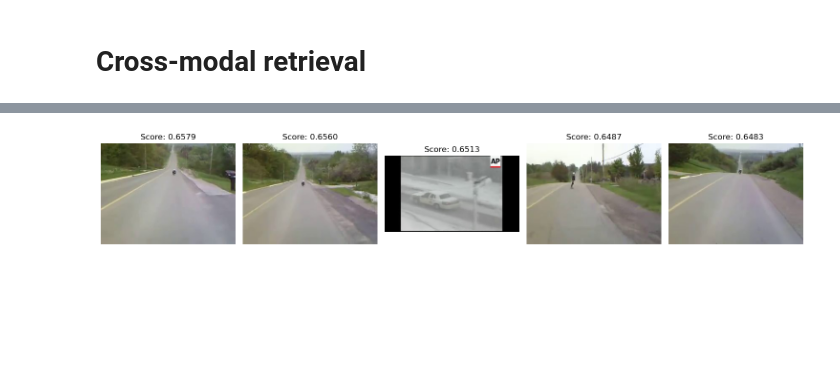
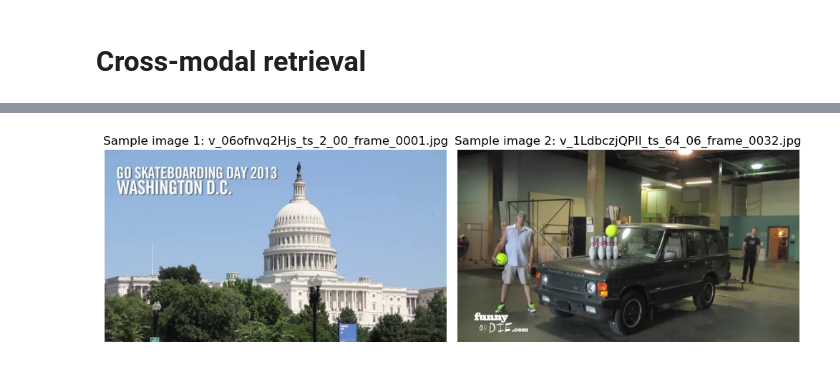
Before and after one commit to NoxGhost/MPDW, a Jupyter notebook: VideoDialog/Phase2.ipynb, the cells around one changed output, grey strips where cells are left out. Saved outputs shown, nothing was run; the diff lists cells and outputs as text; code cells hidden in the pictures; blank space fills up the shorter version.

```diff
--- a/VideoDialog/Phase2.ipynb
+++ b/VideoDialog/Phase2.ipynb
@@ -947,7 +956,7 @@ CLIP_MODEL_NAME = "openai/clip-vit-base-patch32"
 FRAMES_BASE_DIR = "extracted_frames"
 
 # Number of results to return
-TOP_K = 5
+TOP_K = 4
 
 # --- Setup ---
 def setup_opensearch_client():
@@ -959,10 +968,6 @@ def setup_opensearch_client():
         verify_certs=VERIFY_CERTS,
         ssl_show_warn=False
     )
-    # Check connection
-    health = client.cluster.health()
-    print(f"Connected to OpenSearch cluster: {health['cluster_name']}")
-    print(f"Cluster health: {health['status']}")
     return client
 
 def setup_clip_model():
@@ -1089,10 +1094,8 @@ def text_to_image_search(client, text_query, top_k=5):
     """Search for images matching a text description."""
     processor, model, device = setup_clip_model()
 
-    print(f"Generating embedding for text query: '{text_query}'")
     query_embedding = get_text_embedding(text_query, processor, model, device)
 
-    print(f"Searching for top {top_k} images matching: '{text_query}'")
     query_body = {
         "size": top_k,
         "query": {
@@ -1135,10 +1138,8 @@ def image_to_image_search(client, image_path, top_k=5):
     """Search for images similar to the given image."""
     processor, model, device = setup_clip_model()
 
-    print(f"Generating embedding for query image: '{image_path}'")
     query_embedding = get_image_embedding(image_path, processor, model, device)
 
-    print(f"Searching for top {top_k} images similar to the provided image...")
     query_body = {
         "size": top_k,
         "query": {
@@ -1185,7 +1186,6 @@ def multi_image_search(client, image_paths, weights=None, top_k=5):
     embeddings = []
     for path in image_paths:
         if os.path.exists(path):
-            print(f"Generating embedding for image: {path}")
             emb = get_image_embedding(path, processor, model, device)
             embeddings.append(emb)
         else:
@@ -1194,7 +1194,6 @@ def multi_image_search(client, image_paths, weights=None, top_k=5):
     # Combine embeddings
     combined_embedding = combine_embeddings(embeddings, weights)
 
-    print(f"Searching with combined embedding from {len(embeddings)} images...")
     query_body = {
         "size": top_k,
         "query": {
@@ -1238,18 +1237,15 @@ def text_and_image_search(client, text_query, image_path, text_weight=0.5, top_k
     processor, model, device = setup_clip_model()
 
     # Generate text embedding
-    print(f"Generating embedding for text: '{text_query}'")
     text_embedding = get_text_embedding(text_query, processor, model, device)
 
     # Generate image embedding
-    print(f"Generating embedding for image: {image_path}")
     image_embedding = get_image_embedding(image_path, processor, model, device)
 
     # Combine embeddings with weights
     weights = [text_weight, 1.0 - text_weight]
     combined_embedding = combine_embeddings([text_embedding, image_embedding], weights)
 
-    print(f"Searching with combined text ({text_weight:.1f}) and image ({1-text_weight:.1f}) embedding...")
     query_body = {
         "size": top_k,
         "query": {
@@ -1295,14 +1291,12 @@ def multi_text_search(client, text_queries, weights=None, top_k=5):
     # Generate embeddings for all text queries
     embeddings = []
     for i, query in enumerate(text_queries):
-        print(f"Generating embedding for text query {i+1}: '{query}'")
         emb = get_text_embedding(query, processor, model, device)
         embeddings.append(emb)
 
     # Combine embeddings
     combined_embedding = combine_embeddings(embeddings, weights)
 
-    print(f"Searching with combined embedding from {len(embeddings)} text queries...")
     query_body = {
         "size": top_k,
         "query": {
@@ -1345,34 +1339,61 @@ def multi_text_search(client, text_queries, weights=None, top_k=5):
 def run_examples():
     client = setup_opensearch_client()
 
-    # Get a sample frame path for image-based queries
-    first_video_id = None
-    first_frame_path = None
-    second_frame_path = None
+    # Ensure these paths are correct and the files exist!
+    first_frame_path = "extracted_frames/v_06ofnvq2Hjs/v_06ofnvq2Hjs_ts_2_00_frame_0001.jpg"
+    second_frame_path = "extracted_frames/v_1LdbczjQPII/v_1LdbczjQPII_ts_64_06_frame_0032.jpg"
 
-    frames_base_path = Path(FRAMES_BASE_DIR)
-    for video_dir in frames_base_path.iterdir():
-        if video_dir.is_dir():
-            frame_files = list(video_dir.glob("*.jpg"))
-            if frame_files:
-                if not first_frame_path:
-                    first_video_id = video_dir.name
-                    first_frame_path = str(frame_files[0])
-                elif not second_frame_path:
-                    second_frame_path = str(frame_files[min(5, len(frame_files)-1)])  # Get a different frame
-                    break
+   # Get a sample frame path for image-based queries
+    # first_video_id = None # No longer needed if paths are hardcoded
+    # first_frame_path = None # Assigned above
+    # second_frame_path = None # Assigned above
 
-    if not first_frame_path:
-        print("Error: Could not find any frame files for examples.")
-        return
+    # frames_base_path = Path(FRAMES_BASE_DIR) # Loop below is removed
+    # for video_dir in frames_base_path.iterdir():
+    #     if video_dir.is_dir():
+    #         frame_files = list(video_dir.glob("*.jpg"))
+    #         if frame_files:
+    #             if not first_frame_path:
+    #                 # first_video_id = video_dir.name # Not strictly needed for hardcoded paths
+    #                 first_frame_path = str(frame_files[1]) # Example: take the second frame
+    #             elif not second_frame_path:
+    #                 second_frame_path = str(frame_files[min(5, len(frame_files)-1)])  # Get a different frame
+    #                 break
+
+    # if not first_frame_path: # This check might still be useful if you allow None for second_frame_path
+    #     print("Error: Could not find any frame files for examples.")
+    #     return
 
     print(f"\nUsing sample frames:\n- {first_frame_path}\n- {second_frame_path}")
+
+    # Display the sample images
+    try:
+        img1 = mpimg.imread(first_frame_path)
+        img2 = mpimg.imread(second_frame_path)
+
+        fig, axes = plt.subplots(1, 2, figsize=(10, 5))
+
+        axes[0].imshow(img1)
+        axes[0].set_title(f"Sample image 1: {Path(first_frame_path).name}")
+        axes[0].axis('off')
+
+        axes[1].imshow(img2)
+        axes[1].set_title(f"Sample image 2: {Path(second_frame_path).name}")
+        axes[1].axis('off')
+
+        plt.tight_layout()
+        plt.show()
+
+    except FileNotFoundError:
+        print("Error: One or both sample frame files not found. Cannot display images.")
+    except Exception as e:
+        print(f"Error displaying sample images: {e}")
 
     # Example 1: Basic Text-to-Image Search
     print("\n" + "="*80)
     print("EXAMPLE 1: Text-to-Image Search")
     print("="*80)
-    text_query = "a car driving on a road"
+    text_query = "a car on the street"
     print(f"Query: '{text_query}'")
 
     results = text_to_image_search(client, text_query, top_k=TOP_K)
@@ -1392,7 +1413,7 @@ def run_examples():
     print("EXAMPLE 3: Multiple Images Combined (images+images)")
     print("="*80)
     image_paths = [first_frame_path, second_frame_path]
-    weights = [0.7, 0.3]  # More weight to the first image
+    weights = [0.5, 0.5]  # Equal weight to both images
 
     print(f"Query images with weights:")
     for img, w in zip(image_paths, weights):
@@ -1431,8 +1452,6 @@ def run_examples():
 
 if __name__ == "__main__":
     print("Running CLIP Retrieval Examples with Hardcoded Queries")
-    print("Date and Time: 2025-05-16 01:08:38")
-    print("User: NoxGhost")
     print("="*80)
 
     run_examples()
@@ -1457,2 +1465,2 @@ Using sample frames:
-[figure, old version]
+[figure, new version]
 ================================================================================
```
Also changed, not shown: parts of 3 cells of this notebook, 1 other file.
